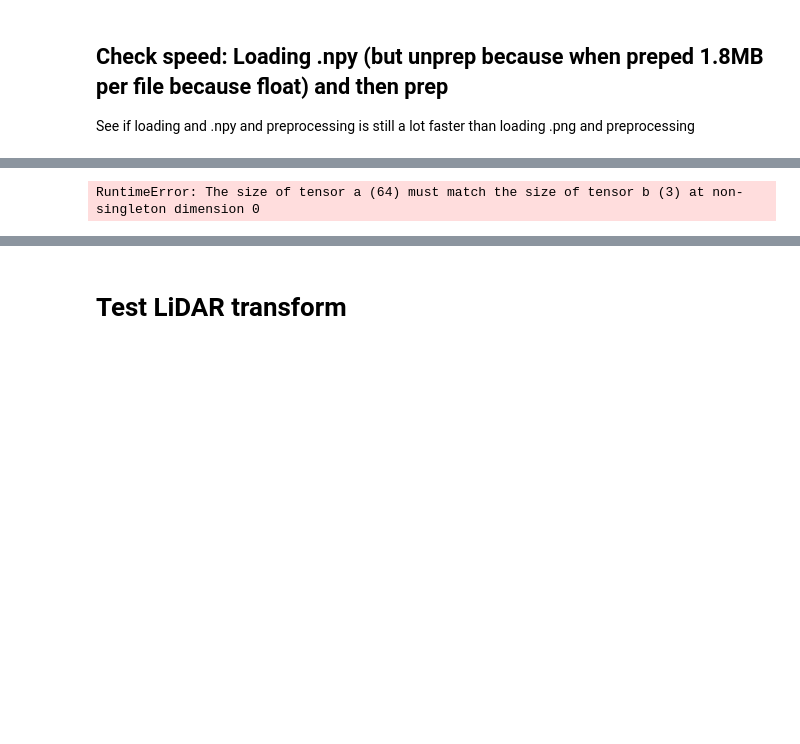
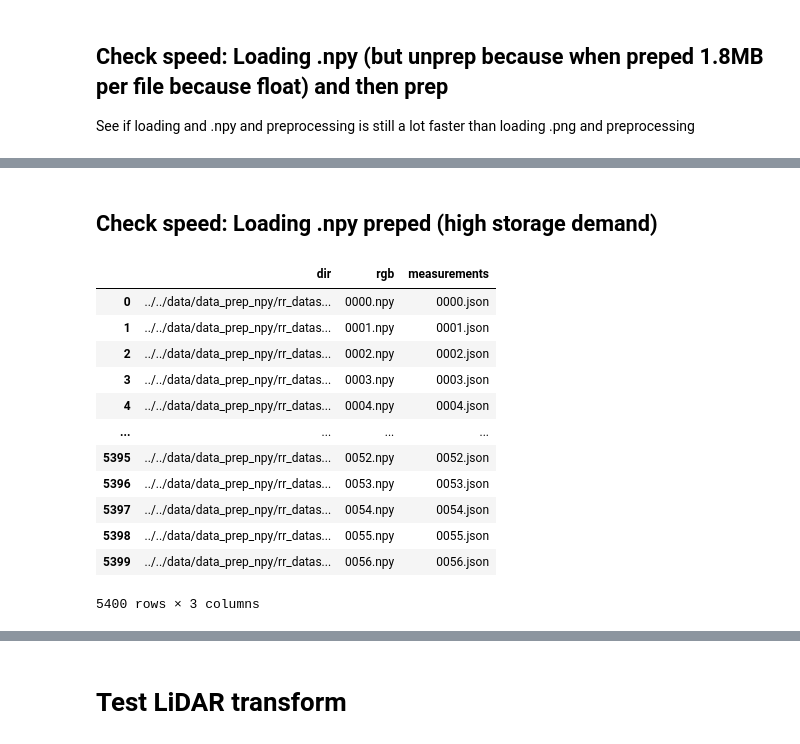
Before and after one commit to moritzwassmer/APPRAS_e2e_imitation, a Jupyter notebook: data_pipeline/notebooks/prep_to_disk.ipynb, the cells around one changed output, grey strips where cells are left out. Saved outputs shown, nothing was run; the diff lists cells and outputs as text; code cells hidden in the pictures; blank space fills up the shorter version.

```diff
--- a/data_pipeline/notebooks/prep_to_disk.ipynb
+++ b/data_pipeline/notebooks/prep_to_disk.ipynb
@@ -140,5 +172,3 @@ torch.Size([64, 1, 160, 960])
 # %%
-for x, y in tqdm(dl_prep):
-    x["rgb"] = preprocessing["rgb"](torch.squeeze(x["rgb"]))
+# for x, y in tqdm(dl_prep):
+#     x["rgb"] = preprocessing["rgb"](torch.squeeze(x["rgb"]))
-# %% [output]
-RuntimeError: The size of tensor a (64) must match the size of tensor b (3) at non-singleton dimension 0
@@ -148,0 +179,33 @@ path = "/Users/julianvonklitzing/Documents/GitHub/end2endappras/data/data_prep/c
+# %% [markdown]
+## Check speed: Loading .npy preped (high storage demand)
+# %%
+path_data = os.path.join("..", "..", "data", "data_prep_npy")
+config_xy = {"used_inputs": ["rgb", "measurements"],
+        "used_measurements": ["speed", "steer", "throttle", "brake", "command"],
+        "y": ["brake", "steer", "throttle"],
+        "seq_len": 1
+        }
+
+# Create df_meta
+df_meta_data = create_metadata_df(path_data, config_xy["used_inputs"])
+
+batch_size=64
+# dataset = CARLADatasetXY(root_dir=path_data, df_meta_data=df_meta_data.head(batch_size * 20), config=config_xy)
+dataset = CARLADataset(root_dir=path_data, df_meta_data=df_meta_data.head(batch_size * 100), config=config_xy)
+dl_prep = DataLoader(dataset=dataset, batch_size=batch_size, num_workers=0, shuffle=False)
+# %%
+df_meta_data
+# %% [output]
+|  | dir | rgb | measurements |
+| 0 | ../../data/data_prep_npy/rr_datas... | 0000.npy | 0000.json |
+| 1 | ../../data/data_prep_npy/rr_datas... | 0001.npy | 0001.json |
+| 2 | ../../data/data_prep_npy/rr_datas... | 0002.npy | 0002.json |
+| 3 | ../../data/data_prep_npy/rr_datas... | 0003.npy | 0003.json |
+| 4 | ../../data/data_prep_npy/rr_datas... | 0004.npy | 0004.json |
+| ... | ... | ... | ... |
+| 5395 | ../../data/data_prep_npy/rr_datas... | 0052.npy | 0052.json |
+| 5396 | ../../data/data_prep_npy/rr_datas... | 0053.npy | 0053.json |
+| 5397 | ../../data/data_prep_npy/rr_datas... | 0054.npy | 0054.json |
+| 5398 | ../../data/data_prep_npy/rr_datas... | 0055.npy | 0055.json |
+| 5399 | ../../data/data_prep_npy/rr_datas... | 0056.npy | 0056.json |
+5400 rows × 3 columns
```
Also changed, not shown: parts of 16 cells of this notebook, 1 other file.
